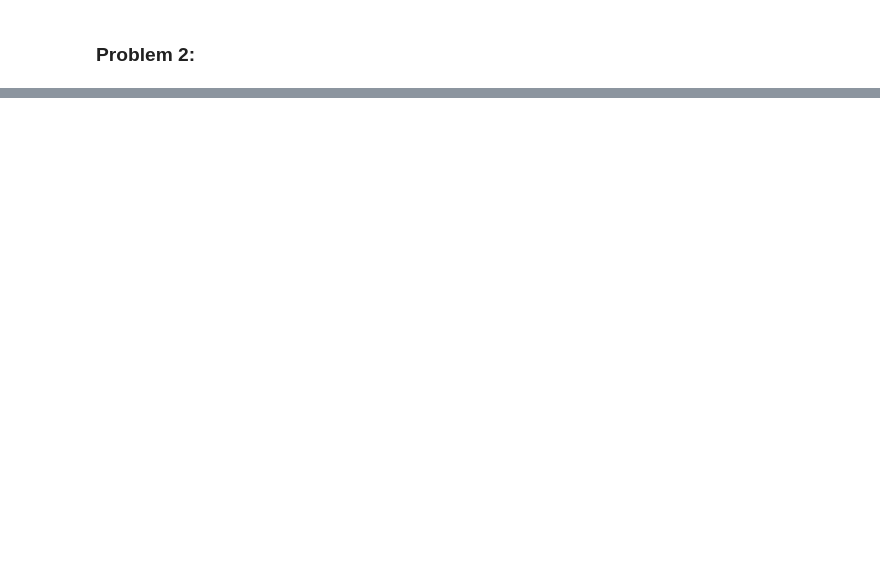
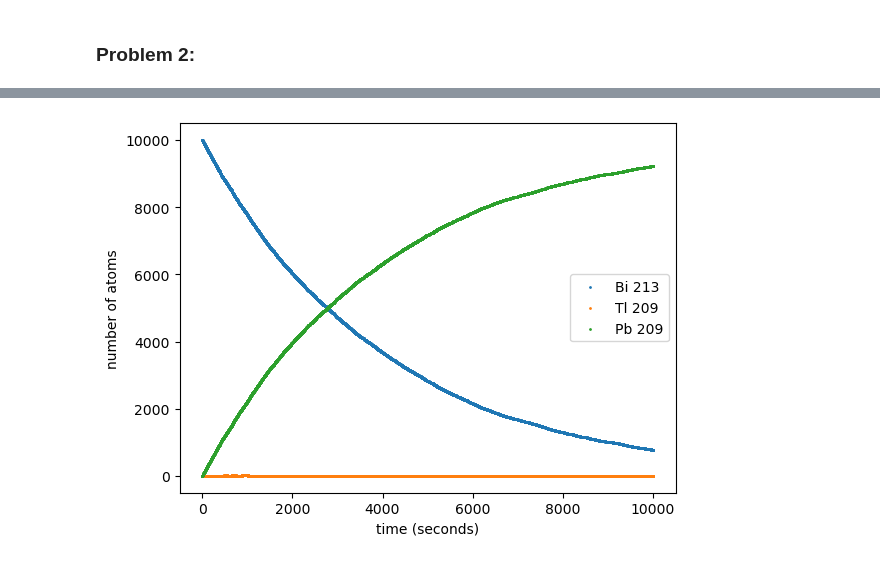
Before and after one commit to LDeGroot-Wooster/CompPhys26, a Jupyter notebook: General/Homework08_KristenTownsend.ipynb, the cells around one changed output, grey strips where cells are left out. Cells and saved outputs as stored; diff of their text form; code cells hidden in the pictures; blank space fills up the shorter version.

```diff
--- a/General/Homework08_KristenTownsend.ipynb
+++ b/General/Homework08_KristenTownsend.ipynb
@@ -34,0 +343,72 @@ where $y(x=-5)=0$ and $y(x=5)=0$
+# %%
+# part c
+
+# determine constants
+
+N_Bi213 = 10000
+N_Tl = 0
+N_Pb = 0
+tau_Bi213 = 46.0*60 # half-life of Bi213 in seconds
+tau_Tl = 2.2*60 # half-life of Tl in seconds
+
+# time
+h = 1 # time-step
+tmax = 10000
+
+# probability of decay
+p_Bi213 = 1-2**(-h/tau_Bi213)
+p_Tl = 1-2**(-h/tau_Tl)
+
+# create arrays to loop through
+tpts = np.arange(0.0, tmax+h, h)
+Bi213_pts = []
+Tl_pts = []
+Pb_pts = []
+
+# loop through points
+for t in tpts:
+    Bi213_pts.append(N_Bi213)
+    Tl_pts.append(N_Tl)
+    Pb_pts.append(N_Pb)
+
+    # Bi decay
+    decay_Bi = 0
+    to_Tl = 0
+    to_Pb = 0
+
+    for j in range(N_Bi213):
+        if random.random() < p_Bi213: # will it decay?
+            decay_Bi += 1
+
+            # conditionals for Tl
+            if random.random() < 0.9791: #which way?
+                to_Pb += 1
+            else:
+                to_Tl += 1
+
+    # Tl decay
+    decay_Tl = 0
+    for k in range(N_Tl):
+        if random.random() < p_Tl:
+            decay_Tl += 1
+
+    # update all populations
+    N_Bi213 -= decay_Bi
+    N_Tl += to_Tl - decay_Tl
+    N_Pb += to_Pb + decay_Tl
+
+    #print(N_Bi213, N_Tl, N_Pb)
+
+
+
+# graph overall results
+plt.scatter(tpts, Bi213_pts, s=1, label="Bi 213")
+plt.scatter(tpts, Tl_pts, s=1, label="Tl 209")
+plt.scatter(tpts, Pb_pts, s=1, label="Pb 209")
+
+plt.legend()
+plt.xlabel('time (seconds)')
+plt.ylabel('number of atoms')
+plt.show()
+# %% [output]
+[figure, added]
```
Also changed, not shown: parts of 17 cells of this notebook, 1 other file.
